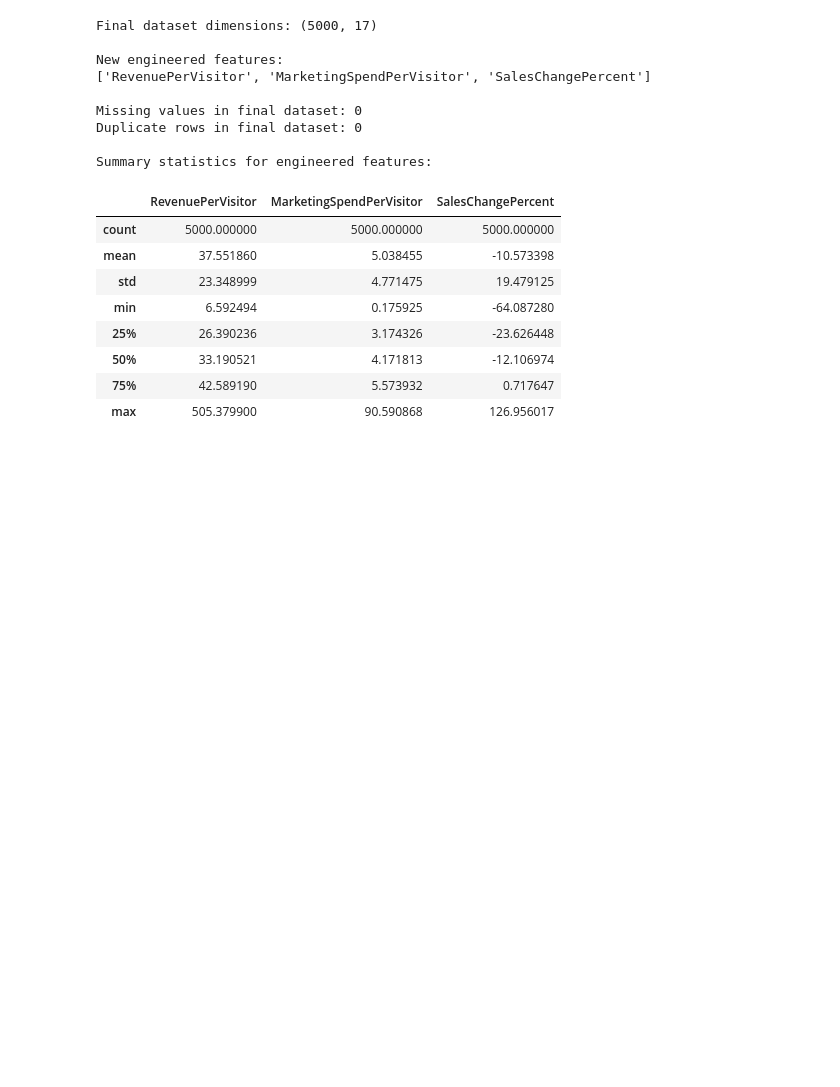
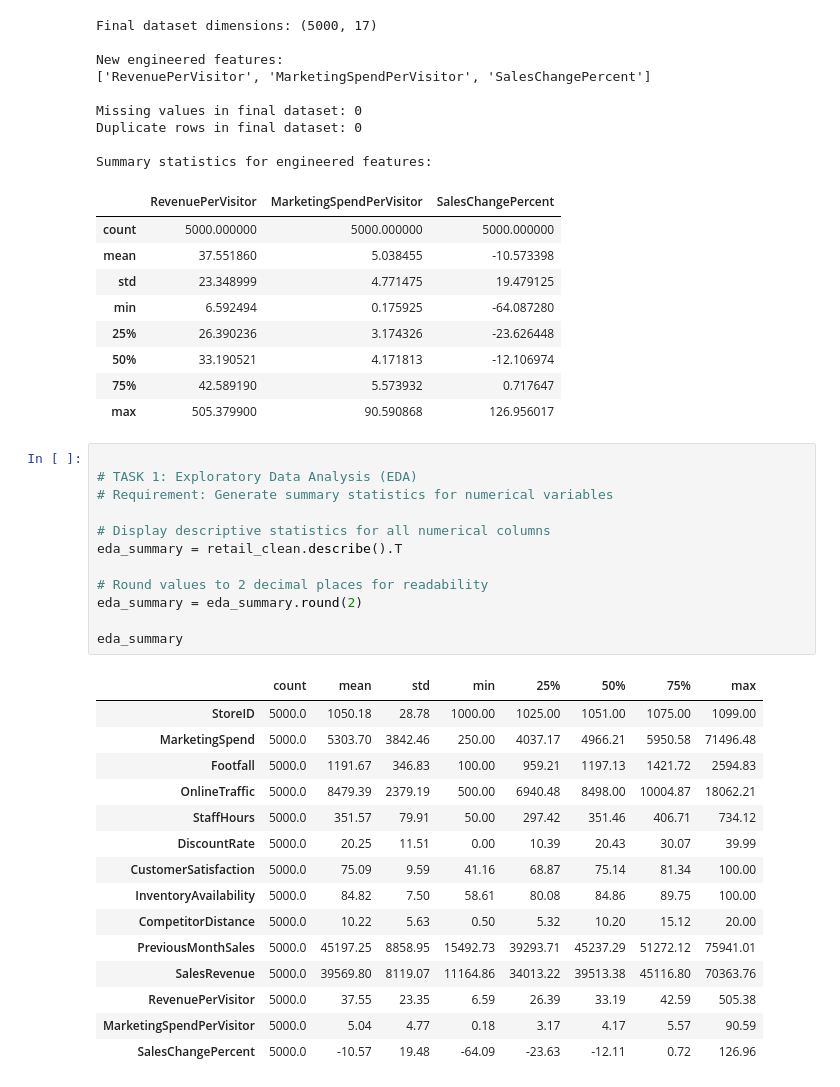
Before and after one commit to JackVC1/CA1-Data-Analytics-for-Business, a Jupyter notebook: notebooks/01_retail_performance.ipynb, the cells around one changed output. Drawn from its saved outputs; the diff is of its cells as text; blank space fills up the shorter version.

```diff
--- a/notebooks/01_retail_performance.ipynb
+++ b/notebooks/01_retail_performance.ipynb
@@ -434,3 +434,31 @@ Summary statistics for engineered features:
 | 50% | 33.190521 | 4.171813 | -12.106974 |
 | 75% | 42.589190 | 5.573932 | 0.717647 |
 | max | 505.379900 | 90.590868 | 126.956017 |
+# %%
+
+# TASK 1: Exploratory Data Analysis (EDA)
+# Requirement: Generate summary statistics for numerical variables
+
+# Display descriptive statistics for all numerical columns
+eda_summary = retail_clean.describe().T
+
+# Round values to 2 decimal places for readability
+eda_summary = eda_summary.round(2)
+
+eda_summary
+# %% [output]
+|  | count | mean | std | min | 25% | 50% | 75% | max |
+| StoreID | 5000.0 | 1050.18 | 28.78 | 1000.00 | 1025.00 | 1051.00 | 1075.00 | 1099.00 |
+| MarketingSpend | 5000.0 | 5303.70 | 3842.46 | 250.00 | 4037.17 | 4966.21 | 5950.58 | 71496.48 |
+| Footfall | 5000.0 | 1191.67 | 346.83 | 100.00 | 959.21 | 1197.13 | 1421.72 | 2594.83 |
+| OnlineTraffic | 5000.0 | 8479.39 | 2379.19 | 500.00 | 6940.48 | 8498.00 | 10004.87 | 18062.21 |
+| StaffHours | 5000.0 | 351.57 | 79.91 | 50.00 | 297.42 | 351.46 | 406.71 | 734.12 |
+| DiscountRate | 5000.0 | 20.25 | 11.51 | 0.00 | 10.39 | 20.43 | 30.07 | 39.99 |
+| CustomerSatisfaction | 5000.0 | 75.09 | 9.59 | 41.16 | 68.87 | 75.14 | 81.34 | 100.00 |
+| InventoryAvailability | 5000.0 | 84.82 | 7.50 | 58.61 | 80.08 | 84.86 | 89.75 | 100.00 |
+| CompetitorDistance | 5000.0 | 10.22 | 5.63 | 0.50 | 5.32 | 10.20 | 15.12 | 20.00 |
+| PreviousMonthSales | 5000.0 | 45197.25 | 8858.95 | 15492.73 | 39293.71 | 45237.29 | 51272.12 | 75941.01 |
+| SalesRevenue | 5000.0 | 39569.80 | 8119.07 | 11164.86 | 34013.22 | 39513.38 | 45116.80 | 70363.76 |
+| RevenuePerVisitor | 5000.0 | 37.55 | 23.35 | 6.59 | 26.39 | 33.19 | 42.59 | 505.38 |
+| MarketingSpendPerVisitor | 5000.0 | 5.04 | 4.77 | 0.18 | 3.17 | 4.17 | 5.57 | 90.59 |
+| SalesChangePercent | 5000.0 | -10.57 | 19.48 | -64.09 | -23.63 | -12.11 | 0.72 | 126.96 |
```
Also changed, not shown: parts of 11 cells of this notebook.
